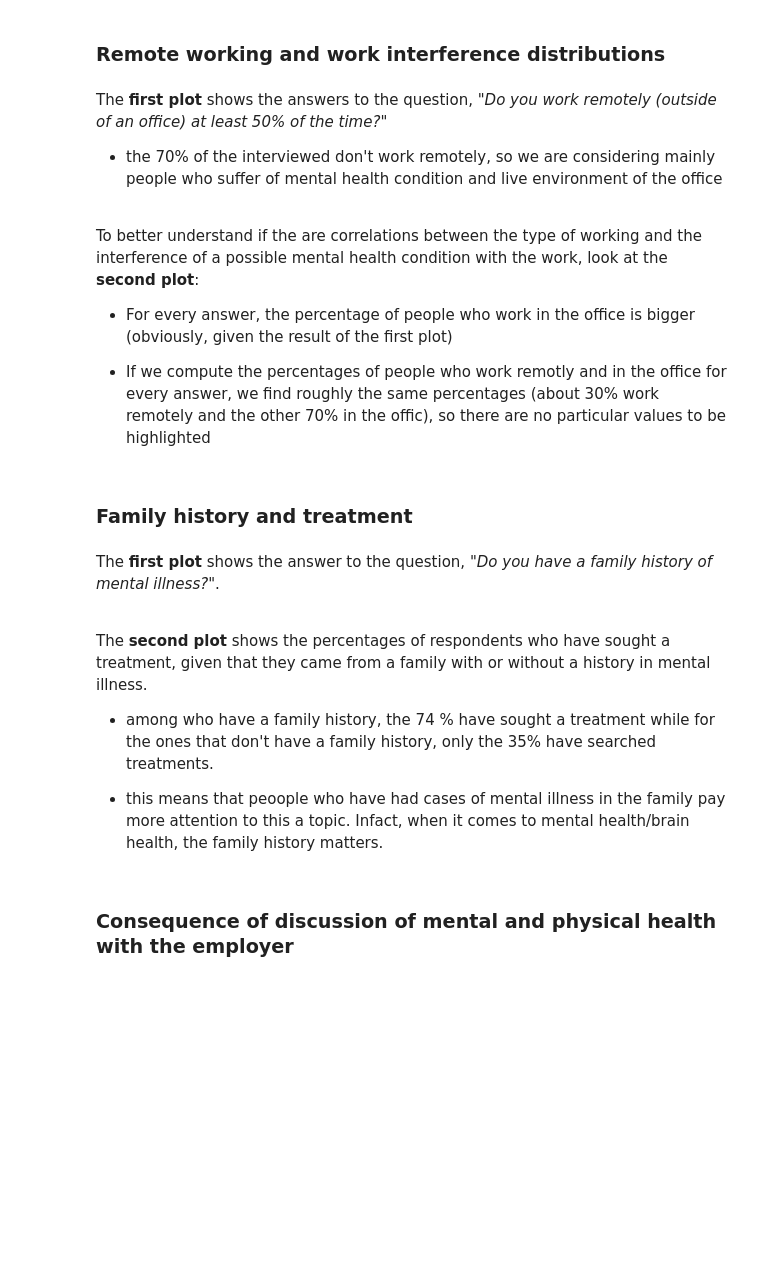
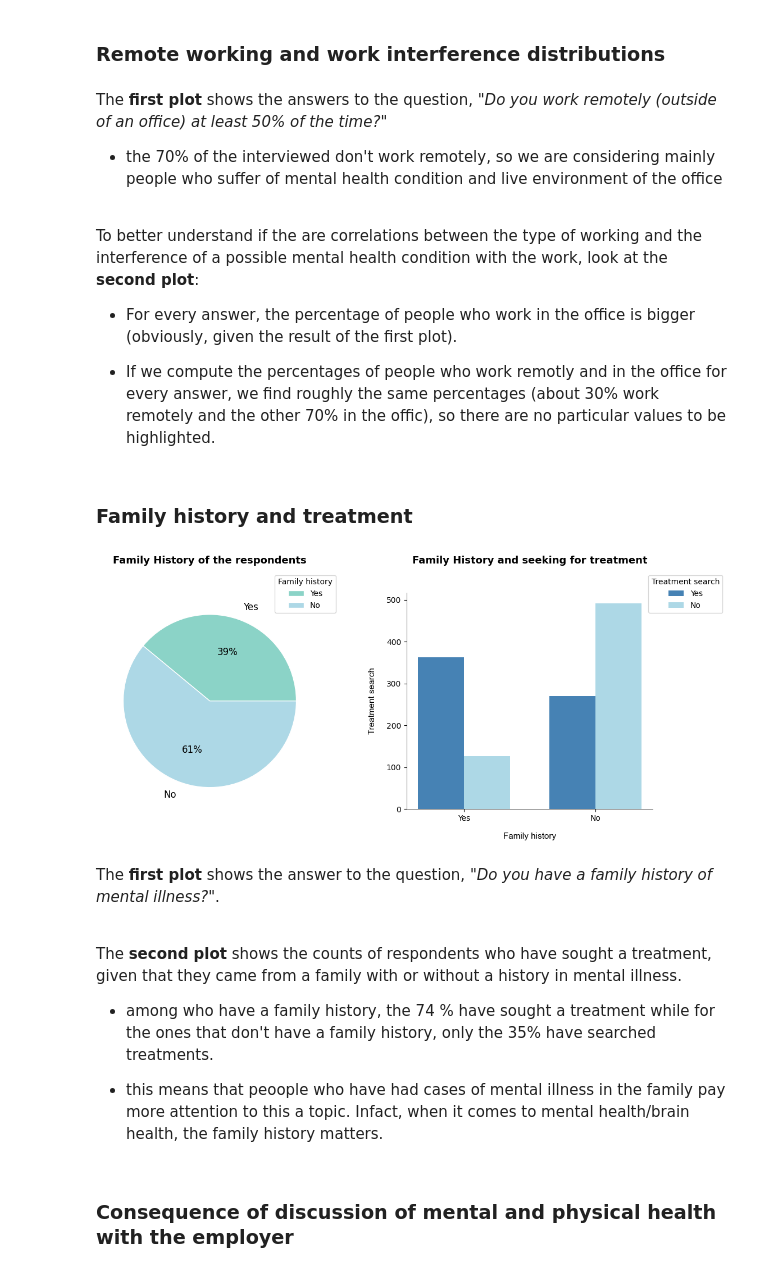
Before and after one commit to EmmaTosato/Programming_Project, a Jupyter notebook: jupyter_project.ipynb, the cells around one changed output. Saved outputs shown, nothing was run; the diff lists cells and outputs as text; code cells hidden in the pictures; blank space fills up the shorter version.

```diff
--- a/jupyter_project.ipynb
+++ b/jupyter_project.ipynb
@@ -490,9 +471,9 @@ The **first plot** shows the answers to the question, *"Do you work remotely (ou
 
 To better understand if the are correlations between the type of working and the interference of a possible mental health condition with the work, look at the **second plot**:
 
-- For every answer, the percentage of people who work in the office is bigger (obviously, given the result of the first plot)
+- For every answer, the percentage of people who work in the office is bigger (obviously, given the result of the first plot).
 
-- If we compute the percentages of people who work remotly and in the office for every answer, we find roughly the same percentages (about 30% work remotely and the other 70% in the offic), so there are no particular values to be highlighted
+- If we compute the percentages of people who work remotly and in the office for every answer, we find roughly the same percentages (about 30% work remotely and the other 70% in the offic), so there are no particular values to be highlighted.
 # %% [markdown]
 ### Family history and treatment
 # %%
@@ -501,49 +482,52 @@ To better understand if the are correlations between the type of working and the
 labels_ans = list(reversed(mental_health_df['family_history'].value_counts().index.to_list()))                         # Yes, No
 reverse_serie = mental_health_df['family_history'].value_counts().reindex(index= mental_health_df['family_history'].value_counts().index[::-1])
 counts_ans = list(map(lambda x: round((x/tot_rows),2), reverse_serie))
+df_family = pd.DataFrame({'Family history': labels_rw, 'Counts': mental_health_df['family_history'].value_counts().reindex(index= labels_rw).values})
 
 # 2
-df_family = mental_health_df.groupby(['family_history', 'treatment'])['treatment'].count().unstack(0)
-df_family = df_family.reindex(index= df_family.index[::-1], columns=df_family.columns[::-1])
-yes_ans = list(df_family[:].loc['Yes'].values)
-no_ans = list(df_family[:].loc['No'].values)
+df_family_treat = mental_health_df.groupby(['family_history', 'treatment'])['treatment'].count().unstack(0)
+df_family_treat = df_family_treat.reindex(index= df_family_treat.index[::-1], columns=df_family_treat.columns[::-1])
+yes_ans = list(df_family_treat[:].loc['Yes'].values)
+no_ans = list(df_family_treat[:].loc['No'].values)
 
 # The label locations
 x = np.arange(len(labels_ans))
 width = 0.35
 
 # Plots
 fig1, (ax1, ax2) = plt.subplots(1, 2, figsize =(13, 5))
 fig1.subplots_adjust(wspace=0.3)
 
 wedges, text, autotext = ax1.pie(counts_ans, labels = labels_ans, labeldistance=1.15, wedgeprops = { 'linewidth' : 1, 'edgecolor' : 'white' },
         colors = colors , autopct='%1.0f%%', textprops={'fontsize': 12})
 ax2.bar(x - width/2, yes_ans, width, color= 'steelblue', label= 'Yes')
 ax2.bar(x + width/2, no_ans, width, color= 'lightblue', label ='No')
 
 # Labels, ticks
 ax1.legend(wedges, labels_ans,
           title="Family history", loc = 'upper right',
           bbox_to_anchor=(0.60, 0.60, 0.5, 0.5))
 ax2.set_xlabel("Family history", labelpad= 13.0, fontname="Arial", fontsize=11, fontweight = 'medium')
 ax2.set_ylabel("Treatment search", labelpad= 13.0, fontname="Arial", fontsize=11, fontweight = 'medium')
 ax2.set_xticks(x, labels_ans)
 
 # Titles
 ax1.set_title("Family History of the respondents", fontsize= 13, fontweight= 'heavy', color = 'black', y=1.1, pad=10)
 ax2.set_title("Family History and seeking for treatment", fontsize= 13, fontweight= 'heavy', color = 'black', y=1.1, pad=10)
 
 # Legend
 ax2.legend(title = "Treatment search", loc = 'upper right', bbox_to_anchor=(0.80, 0.60, 0.5, 0.5))
 
 # Show
 plt.show()
+# %% [output]
+[figure, added]
 # %% [markdown]
 The **first plot** shows the answer to the question, *"Do you have a family history of mental illness?"*.
 
 <br>
 
-The **second plot** shows the percentages of respondents who have sought a treatment, given that they came from a family with or without a history in mental illness.
+The **second plot** shows the counts of respondents who have sought a treatment, given that they came from a family with or without a history in mental illness.
 
 - among who have a family history, the 74 % have sought a treatment while for the ones that don't have a family history, only the 35% have searched treatments.
 
```
Also changed, not shown: parts of 23 cells of this notebook, 1 other file.
